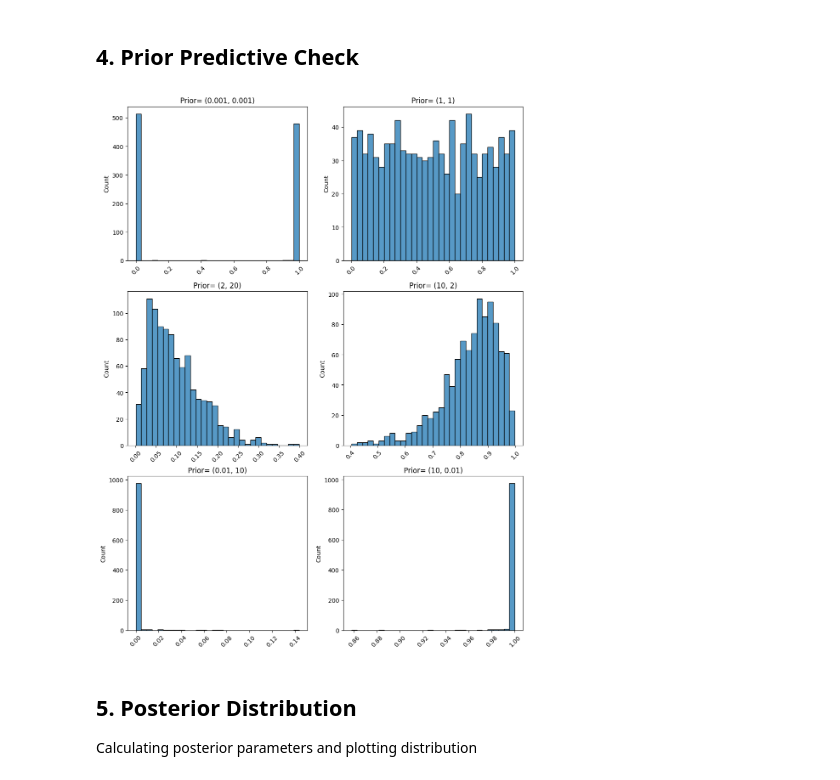
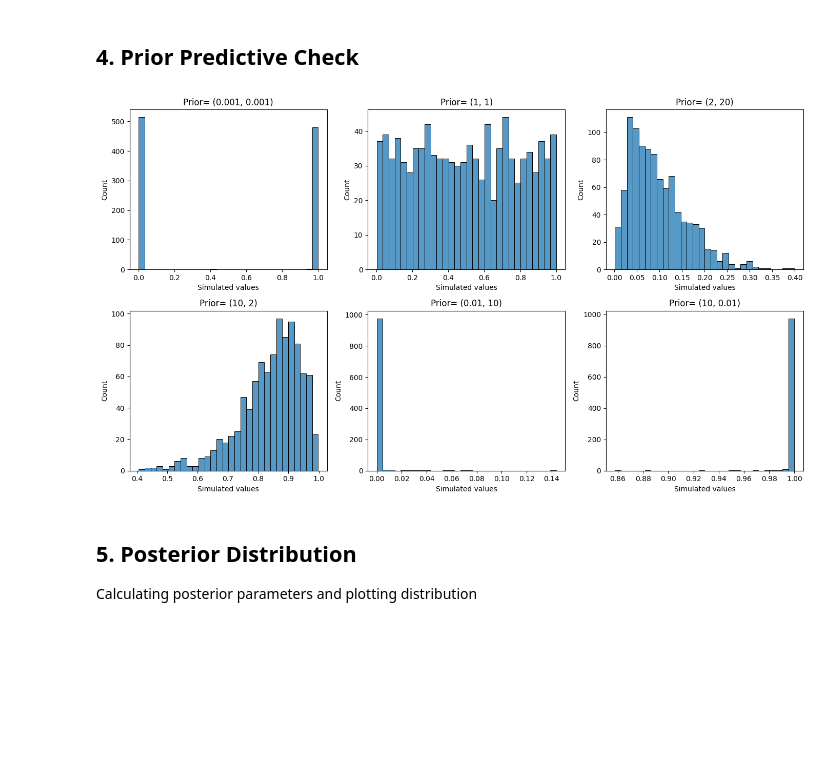
Before and after one commit to wallysands/AST5731_PROJ1, a Jupyter notebook: Project1.ipynb, the cells around one changed output. Saved outputs shown, nothing was run; the diff lists cells and outputs as text; code cells hidden in the pictures; blank space fills up the shorter version.

Commit message:
Commented/cleaned prior pred

```diff
--- a/Project1.ipynb
+++ b/Project1.ipynb
@@ -80,26 +80,33 @@ b = 1
 import seaborn as sns
 # %%
 ## Prior Predictive Check
-ab = [(0.001,0.001), (1,1), (2,20), (10,2), (.01,10), (10,.01)]
-ncol = 2
-nrow = 3
-msim = 1000
-fig, ax = plt.subplots(figsize = (12,16),
+ab = [(0.001,0.001), (1,1), (2,20), (10,2), (.01,10), (10,.01)] # The different priors we wish to test
+msim = 1000 # Number of simulations for each prior
+
+# Details about the graph outputs
+ncol = 3
+nrow = 2
+plt.rcParams["figure.autolayout"] = True
+fig, ax = plt.subplots(figsize = (14,8),
                         ncols = ncol,
                         nrows = nrow)
 for i, (a_test,b_test) in enumerate(ab):
     means = []
     for j in range(msim):
+        # Draw from the beta distribution using the priors
         theta = beta.rvs(a_test, b_test, random_state = 5731+j)
+        # Draw from the binomial using the results of the beta distribution
         p = theta
         n= 1
         prior_pred_dat = binom.rvs(n, p, size=num, random_state = 5731+j)
+        # Get a summary statistic of the binomial distribution (in this case the mean)
         means.append(prior_pred_dat.mean())
+    # Graphing all the means for the a and b prior
     g = sns.histplot(data=means, kde = False, ax = ax[int(i/ncol)%nrow, i%ncol], bins=30)
     ax[int(i/ncol)%nrow, i%ncol].set_title(f'Prior= {a_test, b_test}')
-    ax[int(i/ncol)%nrow, i%ncol].tick_params(axis='x', rotation=45)
+    ax[int(i/ncol)%nrow, i%ncol].set_xlabel(f'Simulated values')
 # %% [output]
-[figure, old version]
+[figure, new version]
 # %% [markdown]
 ## 5. Posterior Distribution
 Calculating posterior parameters and plotting distribution
```
Also changed, not shown: parts of 4 cells of this notebook.
